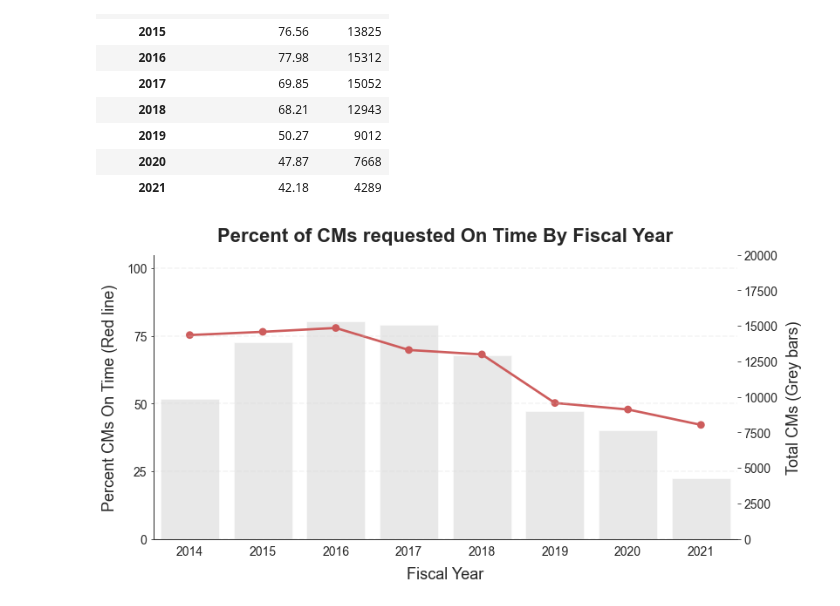
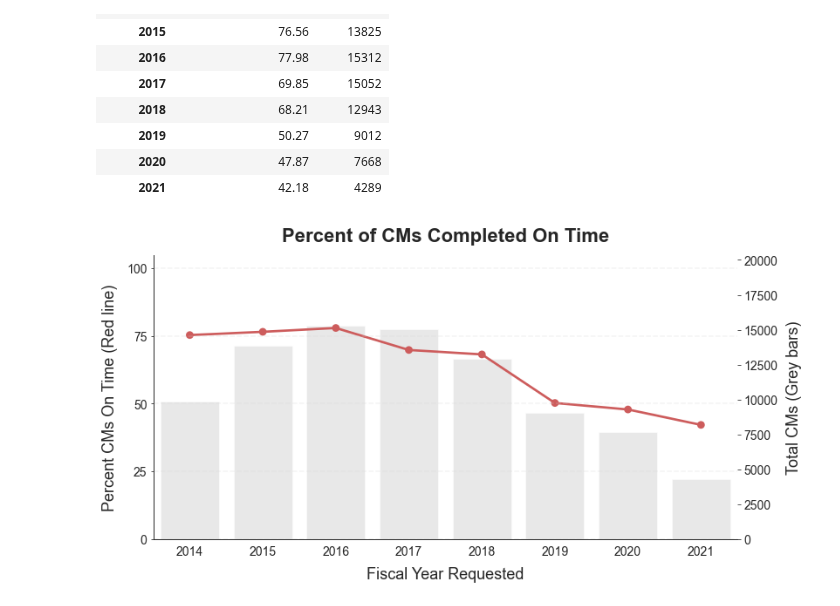
Before and after one commit to department-of-general-services/KPI_central, a Jupyter notebook: Interactive Scorecard.ipynb, the cells around one changed output. Saved outputs shown, nothing was run; the diff lists cells and outputs as text; code cells hidden in the pictures.

```diff
--- a/Interactive Scorecard.ipynb
+++ b/Interactive Scorecard.ipynb
@@ -48,7 +57,7 @@ Use the dropdown menu to decide on what basis to assign the fiscal year.
 # %%
 wr_fy_widget = interactive(
     add_fiscal_year,
-    assign_fy_on=["requested", "completed", "closed"],
+    assign_fy_on=["Requested", "Completed", "Closed"],
     df=fixed(wr_valid),
 )
 wr_fy_widget
@@ -62,7 +71,7 @@ wr_fy = wr_fy_widget.result
 # %%
 wr_typed_widget = interactive(
     choose_pms_or_cms,
-    selection=["PMs", "CMs"],
+    selection=["PMs", "CMs", "All WRs"],
     df=fixed(wr_fy),
 )
 
@@ -104,13 +102,13 @@ wrs_on_time["is_on_time"] = compute_is_on_time(
 # %% [markdown]
 ### Aggregate by the the fiscal year
 # %%
-pm_compliance = compute_kpi_table(
-    wrs_on_time,
+compliance = compute_kpi_table(
+    wr_typed,
     f"percent_{selection}_on_time",
     f"total_{selection}",
     grouping_var="fiscal_year",
 )
-pm_compliance
+compliance
 # %% [output]
 |  | percent_CMs_on_time | total_CMs |
 | fiscal_year |  |  |
@@ -124,15 +122,14 @@ pm_compliance
 | 2021 | 42.18 | 4289 |
 # %%
 pointplot_with_barplot(
-    pm_compliance,
-    x=pm_compliance.index,
+    compliance,
+    x=compliance.index,
     point_y=f"percent_{selection}_on_time",
     bar_y=f"total_{selection}",
-    ymax_bar=20_000,
-    xlabel="Fiscal Year",
+    xlabel=f"Fiscal Year {fy_assignment}",
     ylabel_point=f"Percent {selection} On Time (Red line)",
     ylabel_bar=f"Total {selection} (Grey bars)",
-    title=f"Percent of {selection} {fy_assignment} On Time By Fiscal Year",
+    title=f"Percent of {selection} Completed On Time",
 )
 # %% [output]
-[figure, old version]
+[figure, new version]
```
Also changed, not shown: parts of 13 cells of this notebook, 2 other files.
